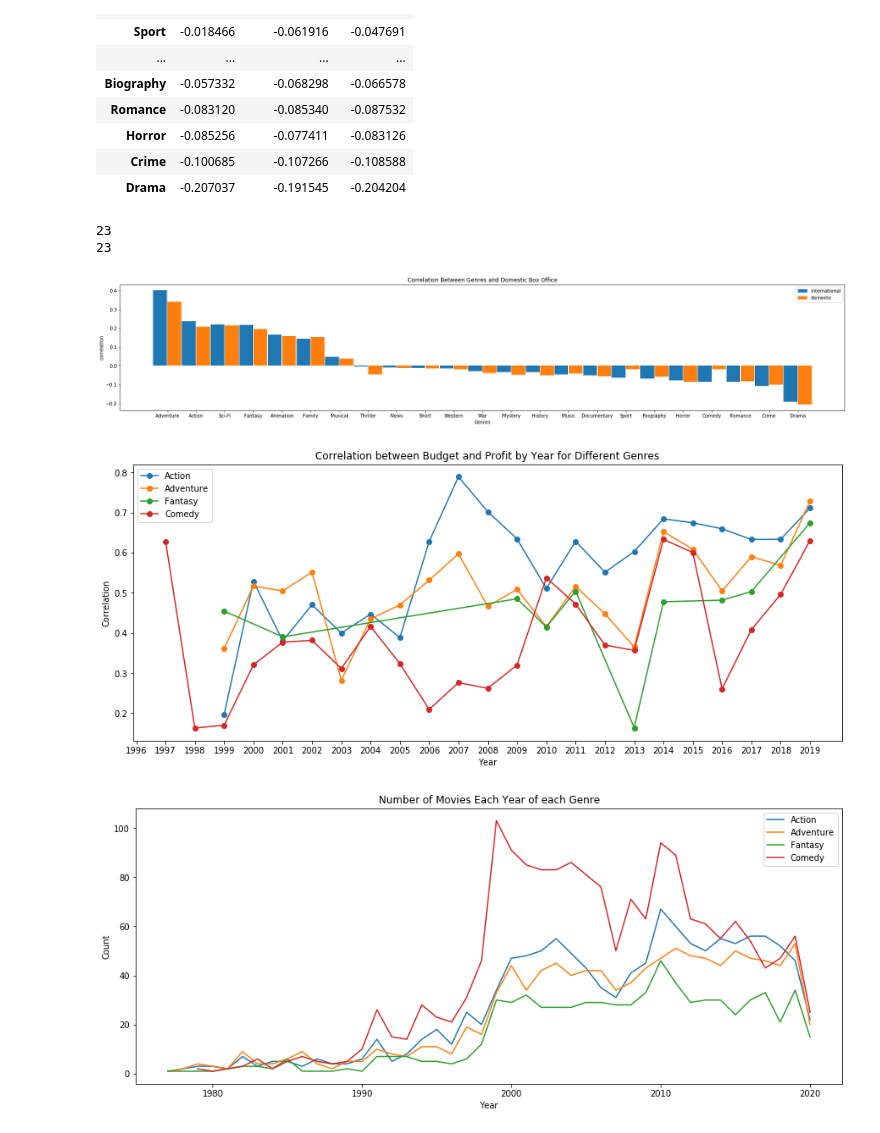
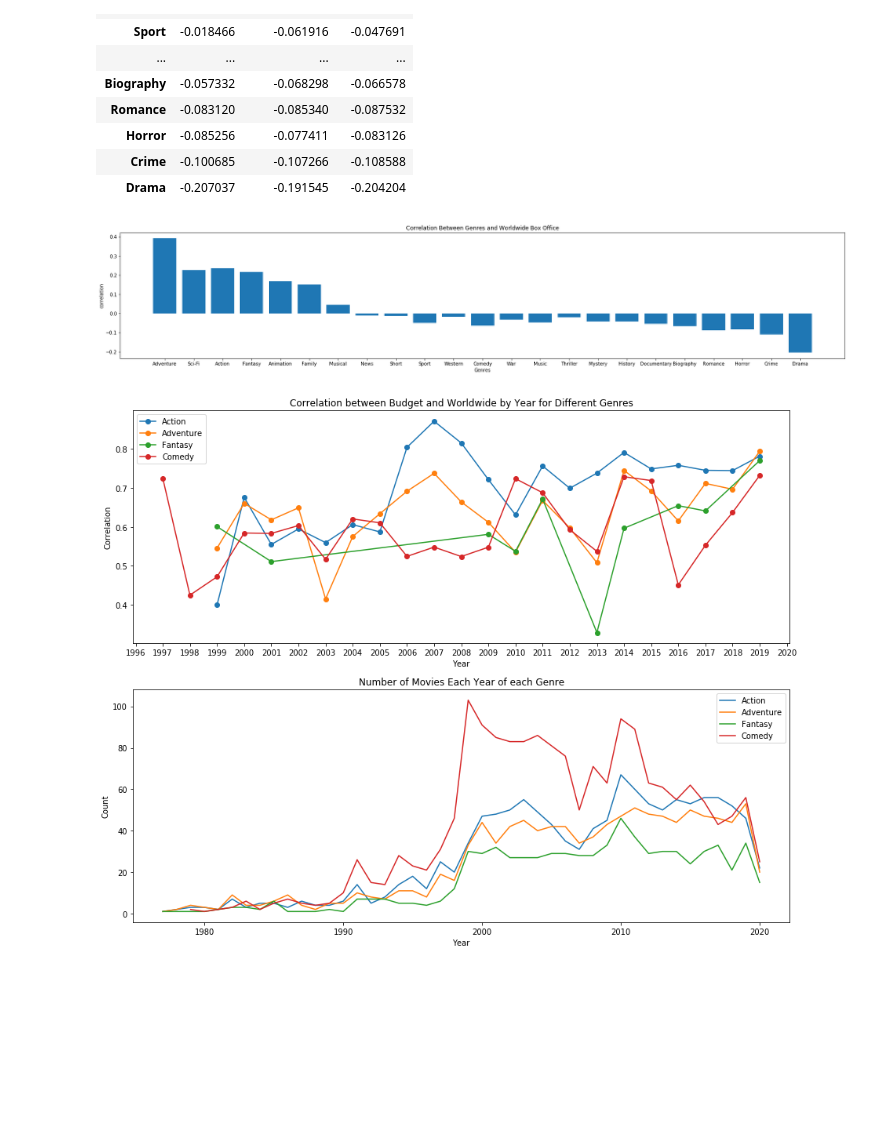
Before and after one commit to learn-co-students/dsc-mod-1-project-v2-1-nyc01-dtsc-ft-080320, a Jupyter notebook: eda.ipynb, the cells around one changed output. Cells and saved outputs as stored; diff of their text form; code cells hidden in the pictures; blank space fills up the shorter version.

Commit message:
add fig save option

```diff
--- a/eda.ipynb
+++ b/eda.ipynb
@@ -103,32 +111,18 @@ corr_df
 | Horror | -0.085256 | -0.077411 | -0.083126 |
 | Crime | -0.100685 | -0.107266 | -0.108588 |
 | Drama | -0.207037 | -0.191545 | -0.204204 |
-# %%
-fig, ax = plt.subplots(figsize=(28,5))
-#plt.figure(figsize=(25,5))
-ax.set_title("Correlation Between Genres and Domestic Box Office")
-ax.set_xlabel("Genres")
-ax.set_ylabel("correlation")
-corr_df.sort_values("international",ascending=False,inplace=True)
-#plt.figure(figsize=(25,5))
-#ax.set_title("Correlation Between Genres and International Box Office")
-#ax.set_xlabel("Genres")
-#ax.set_ylabel("correlation")
-index2 = [i-.5 for i in range(1,len(corr_df.index)+1)]
-print(len(index2))
-print(len(range(len(corr_df.index))))
-ax.bar(range(len(corr_df.index)),corr_df["international"],width = .48,label="international")
-ax.bar(index2, corr_df["domestic"], width=.48, align='center',label="domestic")
-ax.set_xticks([i-.25 for i in index2])
-ax.set_xticklabels(corr_df.index)
-ax.legend()
-plt.show()
-# %% [output]
-23
-23
-[figure, removed]
+# %%
+fig, ax = plt.subplots(figsize=(28,5))
+#plt.figure(figsize=(25,5))
+ax.set_title("Correlation Between Genres and Worldwide Box Office")
+ax.set_xlabel("Genres")
+ax.set_ylabel("correlation")
+ax.bar(corr_df.index,corr_df["worldwide"])
+plt.savefig("figures/genres-box-office.png")
+# %% [output]
+[figure, added]
 # %%
-def correlater(genres,budget_df,correlatee="profit",minmoviecount=30,talk=False,plotcount=False):
+def correlater(genres,budget_df,correlatee="profit",minmoviecount=30,talk=False,plotcount=False,save=True):
     """
     Takes a list of genres (or other viable columns) and the dataframe
     and graphs the correlation between budget and profit (or revenue)
@@ -137,17 +131,21 @@ def correlater(genres,budget_df,correlatee="profit",minmoviecount=30,talk=False,
     returns NoneType
     (Be sure to capitalize first letter of genres passed!)
     """
-    fig, ax = plt.subplots(figsize=(15,6))
+    if plotcount:
+        fig, axes = plt.subplots(2,1,figsize=(15,12))
+        ax=axes[0]
+        ax2=axes[1]
+        ax2.set_title("Number of Movies Each Year of each Genre")
+        ax2.set_xlabel("Year")
+        ax2.set_ylabel("Count")
+    else:
+        fig, ax = plt.subplots(figsize=(15,6))
     ax.set_title("Correlation between Budget and {} by Year for Different Genres".format(correlatee.capitalize()))
     ax.set_xlabel("Year")
     ax.set_ylabel("Correlation")
     #do this to make every year tick show:
-    ax.set_xticks(range(min(budget_df["year"]),max(budget_df["year"])))
-    if plotcount:
-        fig, ax2 = plt.subplots(figsize=(15,6))
-        ax2.set_title("Number of Movies Each Year of each Genre")
-        ax2.set_xlabel("Year")
-        ax2.set_ylabel("Count")
+    ax.set_xticks(range(min(budget_df["year"]),max(budget_df["year"])+1))
+
 
     # we axplot for each genre separately, and need to do groupby stuff so we 4loop
     for genre in genres:
@@ -177,22 +175,24 @@ def correlater(genres,budget_df,correlatee="profit",minmoviecount=30,talk=False,
             ax.plot(current_corr.index,current_corr,marker="o",label=genre)
             if talk == True:
                 print(genre)
-                print("correlation groupby:")
-                display(current_corr)
-                print("movies of given genre per year:")
-                display(current_count)
+                #print("correlation groupby:")
+                #display(current_corr)
+                #print("movies of given genre per year:")
+                #display(current_count)
                 print("correlation between year and correlation:")
                 display(currcorr)
             if plotcount == True:
                 ax2.plot(current_count.index,current_count,label=genre)
         #legend after forloop so we can add them all everything
         ax.legend()
-        ax2.legend()
+        if plotcount:
+            ax2.legend()
+    if save:
+        fig.savefig("figures/{}.png".format(genres+[correlatee]))
 # %%
-correlater(["Action","Adventure","Fantasy","Comedy"],budget_df,plotcount=True)
+correlater(["Action","Adventure","Fantasy","Comedy"],budget_df,correlatee="worldwide",plotcount=True)
 # %% [output]
-[figure, old version]
+[figure, new version]
-[figure, removed]
 # %%
 correlater(["year"],budget_df)
 correlater(["year"],budget_df,"worldwide",talk=True)
```
Also changed, not shown: parts of 6 cells of this notebook, 8 other files.
